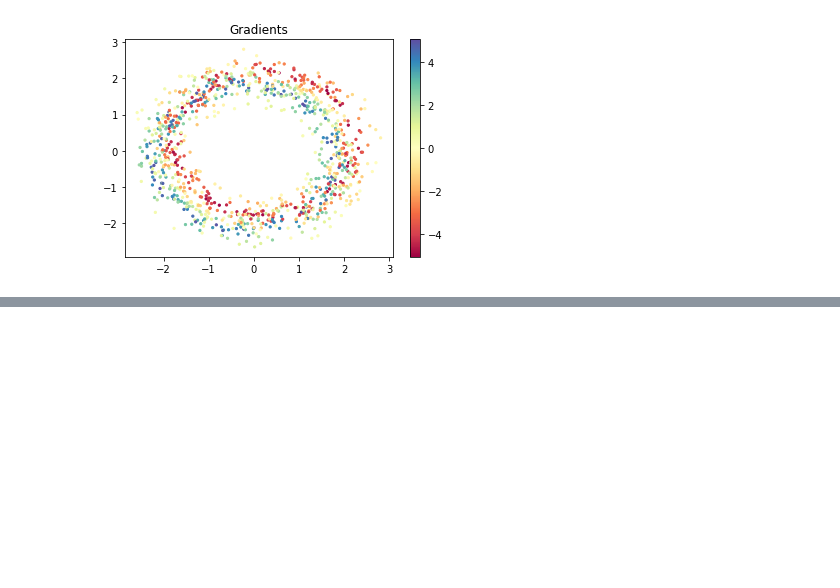
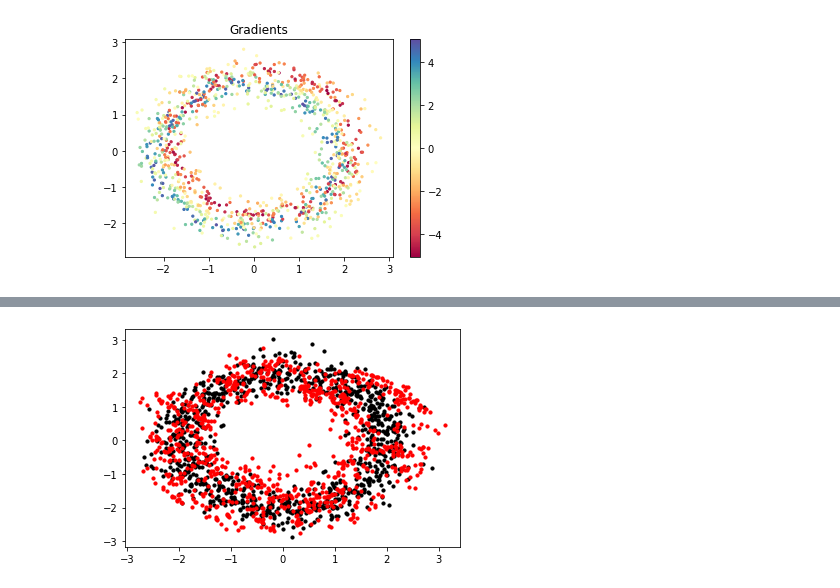
Before and after one commit to KristofPusztai/empirical-bayes-NormalizingFlows, a Jupyter notebook: normalizing-flows-LukasRinder/circula_data.ipynb, the cells around one changed output, grey strips where cells are left out. Drawn from its saved outputs; the diff is of its cells as text; code cells hidden in the pictures; blank space fills up the shorter version.

```diff
--- a/normalizing-flows-LukasRinder/circula_data.ipynb
+++ b/normalizing-flows-LukasRinder/circula_data.ipynb
@@ -322,0 +422,6 @@ plt.show()
+# %%
+plt.scatter(x, y, s=10, color='black')
+plt.scatter(theta_hat[:, 0], theta_hat[:, 1] , s=10, color='red')
+plt.show()
+# %% [output]
+[figure, added]
```
Also changed, not shown: parts of 18 cells of this notebook, 2 other files.
